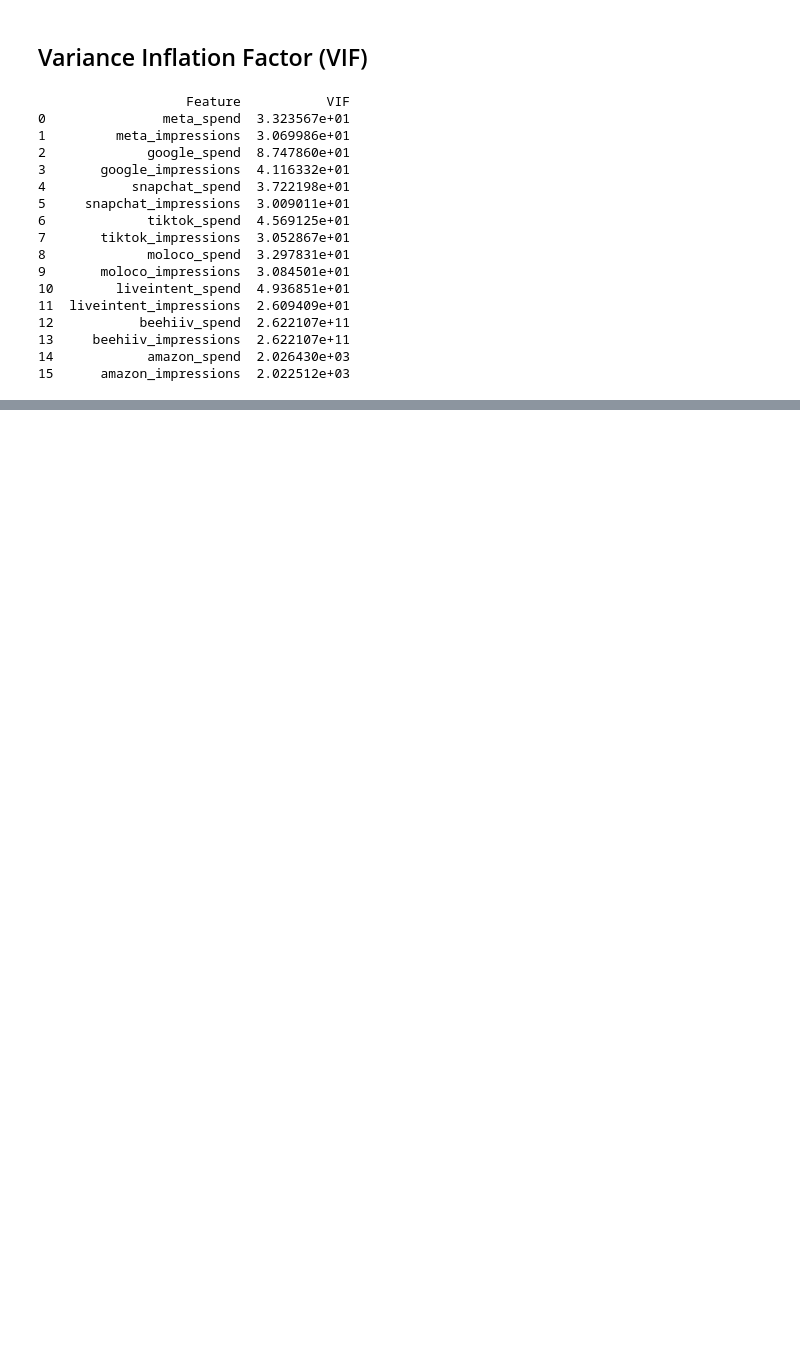
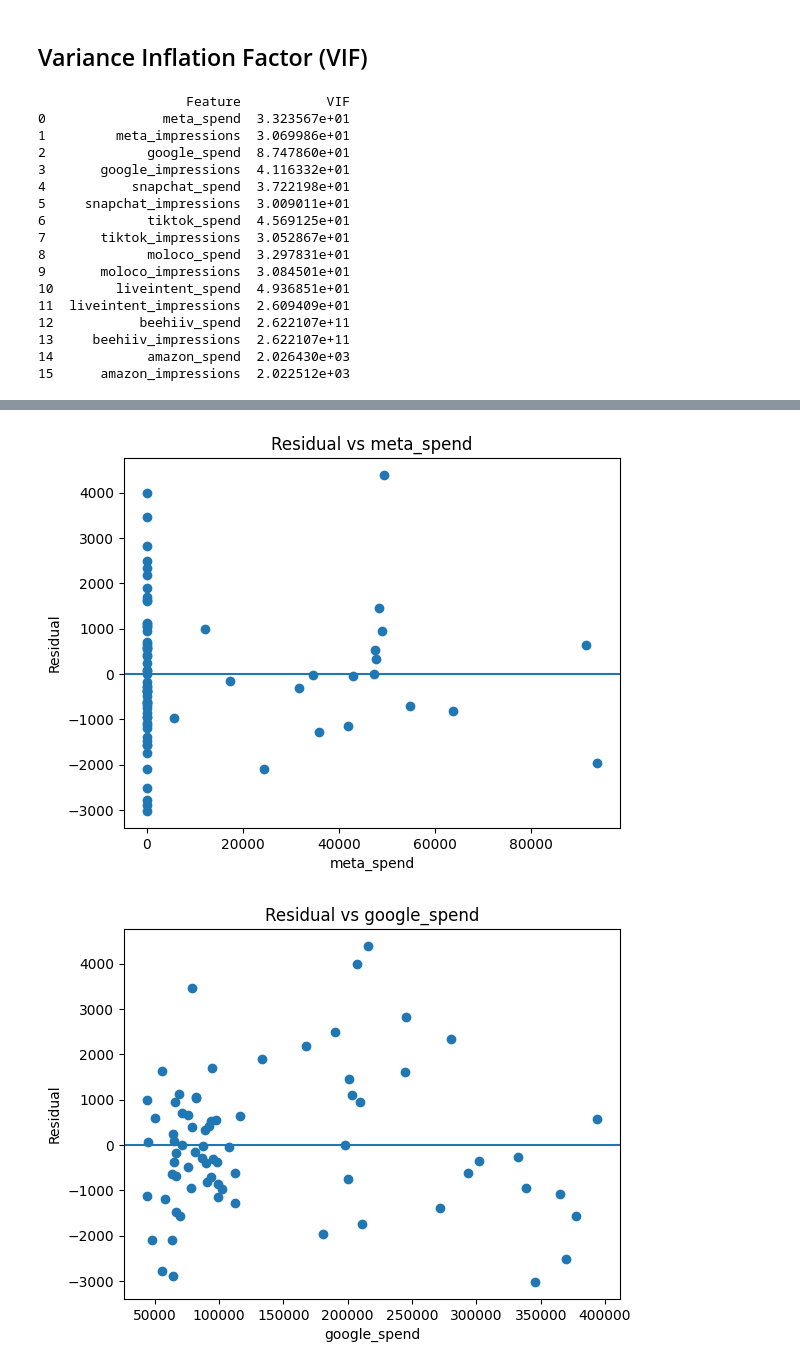
Before and after one commit to pstat197/BlueAlpha3-Synergy-Analysis, a Jupyter notebook: scripts/correlation_analysis.ipynb, the cells around one changed output, grey strips where cells are left out. Saved outputs shown, nothing was run; the diff lists cells and outputs as text; code cells hidden in the pictures; blank space fills up the shorter version.

```diff
--- a/scripts/correlation_analysis.ipynb
+++ b/scripts/correlation_analysis.ipynb
@@ -88,0 +148,14 @@ print(vif_data)
+# %%
+top_channels = results_df["channel"]
+
+for ch in top_channels:
+    plt.figure()
+    plt.scatter(mocha_subscriptions[ch], mocha_subscriptions["residual"])
+    plt.axhline(0)
+    plt.xlabel(ch)
+    plt.ylabel("Residual")
+    plt.title(f"Residual vs {ch}")
+    plt.show()
+# %% [output]
+[figure, added]
+[figure, added]
```
Also changed, not shown: parts of 12 cells of this notebook, 1 other file.
